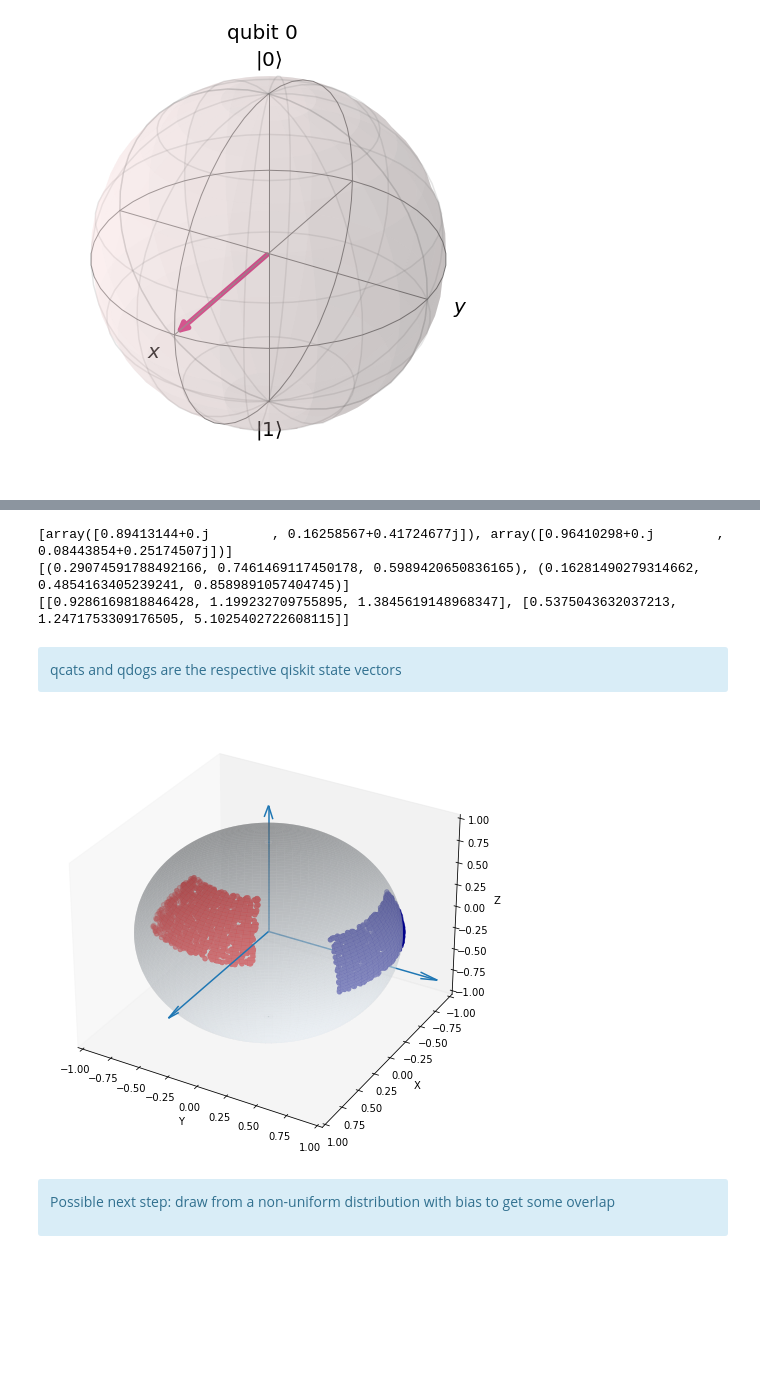
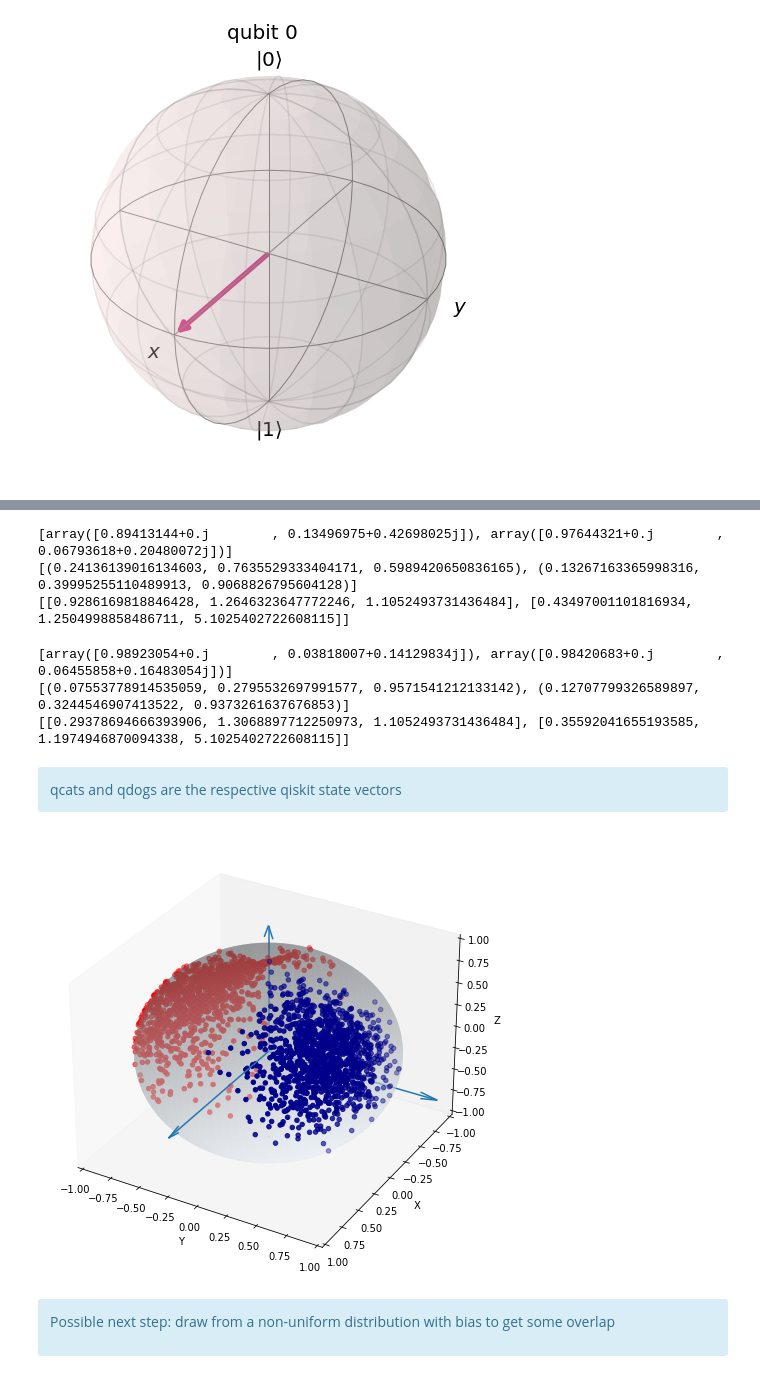
Before and after one commit to Quantronauts/qhack21, a Jupyter notebook: hackaton/datas/State preparation.ipynb, the cells around one changed output, grey strips where cells are left out. Drawn from its saved outputs; the diff is of its cells as text; code cells hidden in the pictures; blank space fills up the shorter version.

```diff
--- a/hackaton/datas/State preparation.ipynb
+++ b/hackaton/datas/State preparation.ipynb
@@ -119,8 +114,8 @@ random_qstates(theta_min=pi/8, theta_max=3*pi/8, phi_min=3*pi/8, phi_max=pi/2, q
 # %%
-state, coords, angles = random_qstates(theta_min=pi / 8,
-                                       theta_max=3 * pi / 8,
-                                       phi_min=3 * pi / 8,
-                                       phi_max=pi / 2,
+state, coords, angles = random_qstates(theta_1=pi / 8,
+                                       theta_2=3 * pi / 8,
+                                       phi_1=3 * pi / 8,
+                                       phi_2=pi / 2,
                                        qreg=q,
                                        rng_seed=123,
                                        size=2)
@@ -128,16 +123,33 @@ print(state)
 print(coords)
 print(angles)
 # %% [output]
-[array([0.89413144+0.j        , 0.16258567+0.41724677j]), array([0.96410298+0.j        , 0.08443854+0.25174507j])]
-[(0.29074591788492166, 0.7461469117450178, 0.5989420650836165), (0.16281490279314662, 0.4854163405239241, 0.8589891057404745)]
-[[0.9286169818846428, 1.199232709755895, 1.3845619148968347], [0.5375043632037213, 1.2471753309176505, 5.1025402722608115]]
+[array([0.89413144+0.j        , 0.13496975+0.42698025j]), array([0.97644321+0.j        , 0.06793618+0.20480072j])]
+[(0.24136139016134603, 0.7635529333404171, 0.5989420650836165), (0.13267163365998316, 0.39995255110489913, 0.9068826795604128)]
+[[0.9286169818846428, 1.2646323647772246, 1.1052493731436484], [0.43497001101816934, 1.2504998858486711, 5.1025402722608115]]
+# %%
+state, coords, angles = random_qstates(theta_1=pi / 8,
+                                       theta_2=.1,
+                                       phi_1=3 * pi / 8,
+                                       phi_2=.1,
+                                       qreg=q,
+                                       rng_seed=123,
+                                       distr='normal',
+                                       size=2)
+print(state)
+print(coords)
+print(angles)
+# %% [output]
+[array([0.98923054+0.j        , 0.03818007+0.14129834j]), array([0.98420683+0.j        , 0.06455858+0.16483054j])]
+[(0.07553778914535059, 0.2795532697991577, 0.9571541212133142), (0.12707799326589897, 0.3244546907413522, 0.9373261637676853)]
+[[0.29378694666393906, 1.3068897712250973, 1.1052493731436484], [0.35592041655193585, 1.1974946870094338, 5.1025402722608115]]
 # %%
-def plot_two_groups_of_qstates(theta_min,
-                               theta_max,
-                               phi_min,
-                               phi_max,
+def plot_two_groups_of_qstates(theta_1,
+                               theta_2,
+                               phi_1,
+                               phi_2,
                                qreg,
                                rng_seed=None,
+                               distr='uniform', #'uniform' or 'normal'
                                size=10):
     # Create a sphere
     r = 1
@@ -149,23 +161,25 @@ def plot_two_groups_of_qstates(theta_min,
     ## x, y are swapped in the visualization
 
     ## QCATS as pure states on the Bloch sphere
-    qcats, cats_coords, cats_angles = random_qstates(theta_min[0],
-                                                     theta_max[0],
-                                                     phi_min[0],
-                                                     phi_max[0],
+    qcats, cats_coords, cats_angles = random_qstates(theta_1[0],
+                                                     theta_2[0],
+                                                     phi_1[0],
+                                                     phi_2[0],
                                                      qreg,
                                                      rng_seed[0],
+                                                     distr,
                                                      size=size)
     y0, x0, z0 = [c[0] for c in cats_coords], [c[1] for c in cats_coords
                                                ], [c[2] for c in cats_coords]
 
     ## QDOGS as pure states on the Bloch sphere
-    qdogs, dogs_coords, dogs_angles = random_qstates(theta_min[1],
-                                                     theta_max[1],
-                                                     phi_min[1],
-                                                     phi_max[1],
+    qdogs, dogs_coords, dogs_angles = random_qstates(theta_1[1],
+                                                     theta_2[1],
+                                                     phi_1[1],
+                                                     phi_2[1],
                                                      qreg,
                                                      rng_seed[1],
+                                                     distr,
                                                      size=size)
     y1, x1, z1 = [c[0] for c in dogs_coords], [c[1] for c in dogs_coords
                                                ], [c[2] for c in dogs_coords]
@@ -209,16 +223,17 @@ size = 2500
 # %%
 squeeze = .65
 qcats, qdogs, cats_angles, dogs_angles = plot_two_groups_of_qstates(
-    theta_min=[pi / 5, pi / 3],
-    theta_max=[3 * pi / 5 * squeeze, pi / 2],
-    phi_min=[-pi / 5, pi / 3],
-    phi_max=[pi / 5 * squeeze, pi * squeeze],
+    theta_1=[pi / 5, pi / 3],
+    theta_2=[.4, .3],
+    phi_1=[-pi / 5, pi / 3],
+    phi_2=[.4, .3],
     qreg=q,
     rng_seed=[123, 456],
+    distr='normal',
     size=int(size/2))
 # qcats are the red points and qdogs are the blue points
 # %% [output]
-[figure, old version]
+[figure, new version]
 # %% [markdown]
 <div class="alert alert-block alert-info">
 
```
Also changed, not shown: parts of 11 cells of this notebook, 4 other files.
